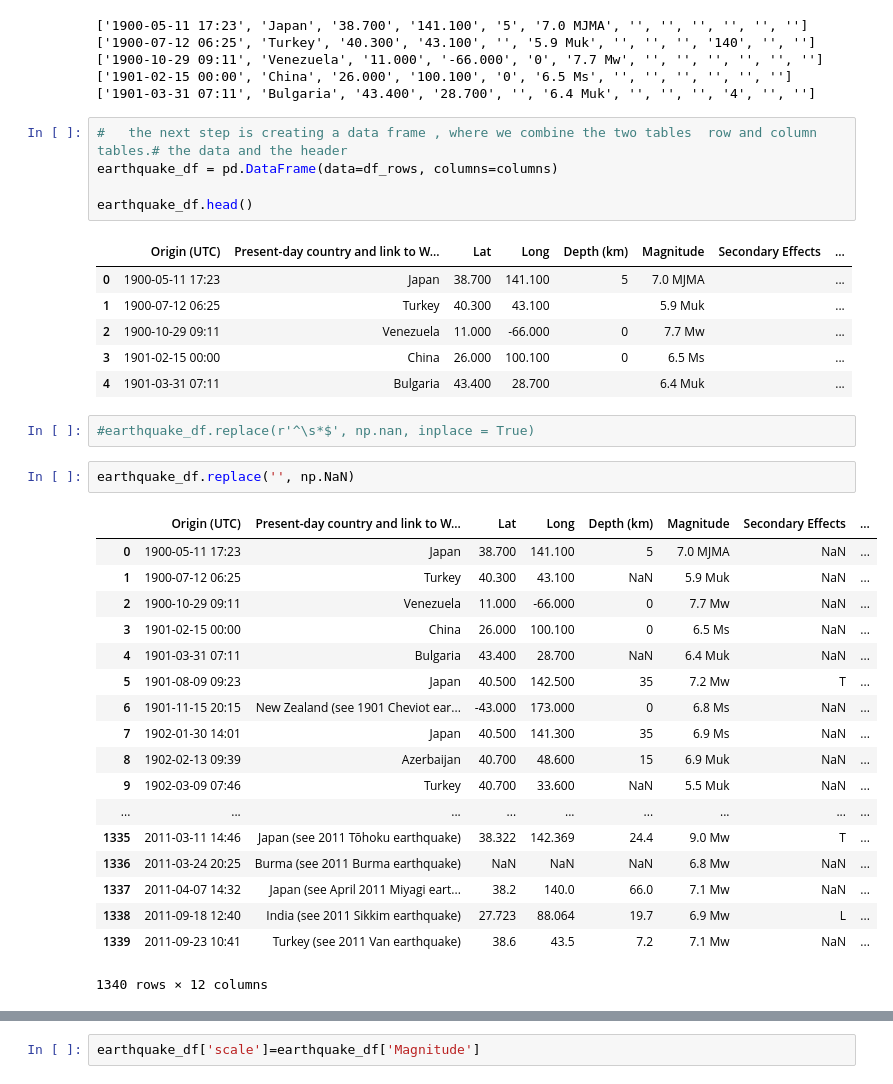
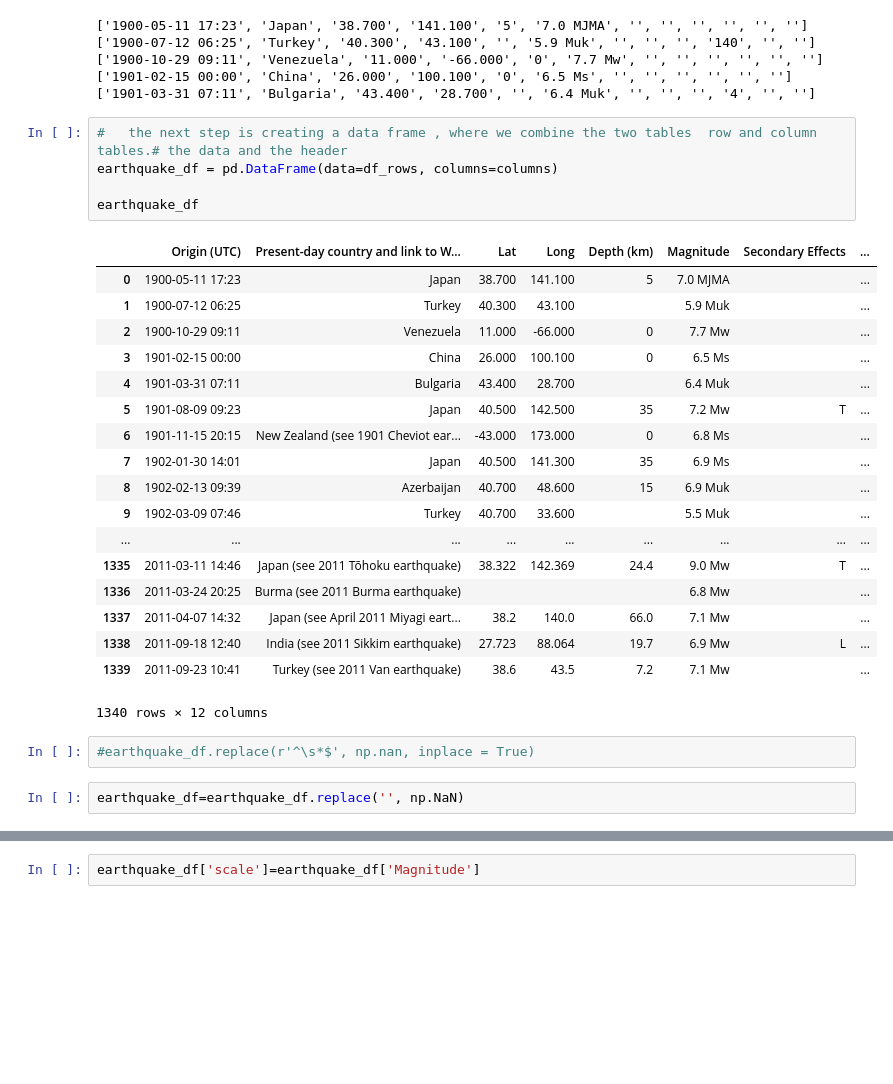
Before and after one commit to smitamisra/StrikingRobo_Earthquakes, a Jupyter notebook: DG_DQ3.ipynb, the cells around one changed output, grey strips where cells are left out. Cells and saved outputs as stored; diff of their text form; blank space fills up the shorter version.

```diff
--- a/DG_DQ3.ipynb
+++ b/DG_DQ3.ipynb
@@ -60,38 +61,31 @@ for row in df_rows[:5]:
 # %%
 #   the next step is creating a data frame , where we combine the two tables  row and column tables.# the data and the header
 earthquake_df = pd.DataFrame(data=df_rows, columns=columns)
 
-earthquake_df.head()
+earthquake_df
 # %% [output]
 |  | Origin (UTC) | Present-day country and link to W... | Lat | Long | Depth (km) | Magnitude | Secondary Effects | ... |
 | 0 | 1900-05-11 17:23 | Japan | 38.700 | 141.100 | 5 | 7.0 MJMA |  | ... |
 | 1 | 1900-07-12 06:25 | Turkey | 40.300 | 43.100 |  | 5.9 Muk |  | ... |
 | 2 | 1900-10-29 09:11 | Venezuela | 11.000 | -66.000 | 0 | 7.7 Mw |  | ... |
 | 3 | 1901-02-15 00:00 | China | 26.000 | 100.100 | 0 | 6.5 Ms |  | ... |
 | 4 | 1901-03-31 07:11 | Bulgaria | 43.400 | 28.700 |  | 6.4 Muk |  | ... |
+| 5 | 1901-08-09 09:23 | Japan | 40.500 | 142.500 | 35 | 7.2 Mw | T | ... |
+| 6 | 1901-11-15 20:15 | New Zealand (see 1901 Cheviot ear... | -43.000 | 173.000 | 0 | 6.8 Ms |  | ... |
+| 7 | 1902-01-30 14:01 | Japan | 40.500 | 141.300 | 35 | 6.9 Ms |  | ... |
+| 8 | 1902-02-13 09:39 | Azerbaijan | 40.700 | 48.600 | 15 | 6.9 Muk |  | ... |
+| 9 | 1902-03-09 07:46 | Turkey | 40.700 | 33.600 |  | 5.5 Muk |  | ... |
+| ... | ... | ... | ... | ... | ... | ... | ... | ... |
+| 1335 | 2011-03-11 14:46 | Japan (see 2011 Tōhoku earthquake) | 38.322 | 142.369 | 24.4 | 9.0 Mw | T | ... |
+| 1336 | 2011-03-24 20:25 | Burma (see 2011 Burma earthquake) |  |  |  | 6.8 Mw |  | ... |
+| 1337 | 2011-04-07 14:32 | Japan (see April 2011 Miyagi eart... | 38.2 | 140.0 | 66.0 | 7.1 Mw |  | ... |
+| 1338 | 2011-09-18 12:40 | India (see 2011 Sikkim earthquake) | 27.723 | 88.064 | 19.7 | 6.9 Mw | L | ... |
+| 1339 | 2011-09-23 10:41 | Turkey (see 2011 Van earthquake) | 38.6 | 43.5 | 7.2 | 7.1 Mw |  | ... |
+1340 rows × 12 columns
 # %%
 #earthquake_df.replace(r'^\s*$', np.nan, inplace = True)
 # %%
-earthquake_df.replace('', np.NaN)
+earthquake_df=earthquake_df.replace('', np.NaN)
-# %% [output]
-|  | Origin (UTC) | Present-day country and link to W... | Lat | Long | Depth (km) | Magnitude | Secondary Effects | ... |
-| 0 | 1900-05-11 17:23 | Japan | 38.700 | 141.100 | 5 | 7.0 MJMA | NaN | ... |
-| 1 | 1900-07-12 06:25 | Turkey | 40.300 | 43.100 | NaN | 5.9 Muk | NaN | ... |
-| 2 | 1900-10-29 09:11 | Venezuela | 11.000 | -66.000 | 0 | 7.7 Mw | NaN | ... |
-| 3 | 1901-02-15 00:00 | China | 26.000 | 100.100 | 0 | 6.5 Ms | NaN | ... |
-| 4 | 1901-03-31 07:11 | Bulgaria | 43.400 | 28.700 | NaN | 6.4 Muk | NaN | ... |
-| 5 | 1901-08-09 09:23 | Japan | 40.500 | 142.500 | 35 | 7.2 Mw | T | ... |
-| 6 | 1901-11-15 20:15 | New Zealand (see 1901 Cheviot ear... | -43.000 | 173.000 | 0 | 6.8 Ms | NaN | ... |
-| 7 | 1902-01-30 14:01 | Japan | 40.500 | 141.300 | 35 | 6.9 Ms | NaN | ... |
-| 8 | 1902-02-13 09:39 | Azerbaijan | 40.700 | 48.600 | 15 | 6.9 Muk | NaN | ... |
-| 9 | 1902-03-09 07:46 | Turkey | 40.700 | 33.600 | NaN | 5.5 Muk | NaN | ... |
-| ... | ... | ... | ... | ... | ... | ... | ... | ... |
-| 1335 | 2011-03-11 14:46 | Japan (see 2011 Tōhoku earthquake) | 38.322 | 142.369 | 24.4 | 9.0 Mw | T | ... |
-| 1336 | 2011-03-24 20:25 | Burma (see 2011 Burma earthquake) | NaN | NaN | NaN | 6.8 Mw | NaN | ... |
-| 1337 | 2011-04-07 14:32 | Japan (see April 2011 Miyagi eart... | 38.2 | 140.0 | 66.0 | 7.1 Mw | NaN | ... |
-| 1338 | 2011-09-18 12:40 | India (see 2011 Sikkim earthquake) | 27.723 | 88.064 | 19.7 | 6.9 Mw | L | ... |
-| 1339 | 2011-09-23 10:41 | Turkey (see 2011 Van earthquake) | 38.6 | 43.5 | 7.2 | 7.1 Mw | NaN | ... |
-1340 rows × 12 columns
 # %%
 earthquake_df.info()
 # %% [output]
```
Also changed, not shown: parts of 23 cells of this notebook.
